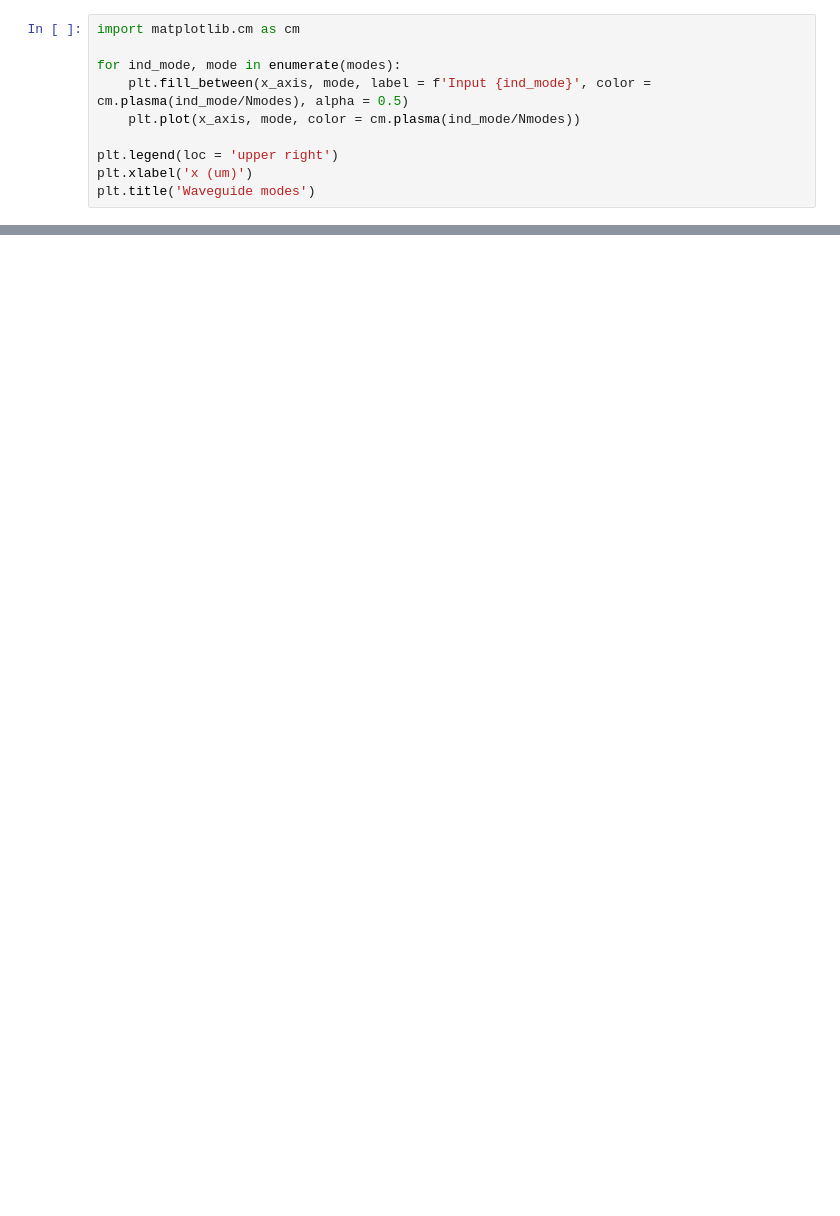
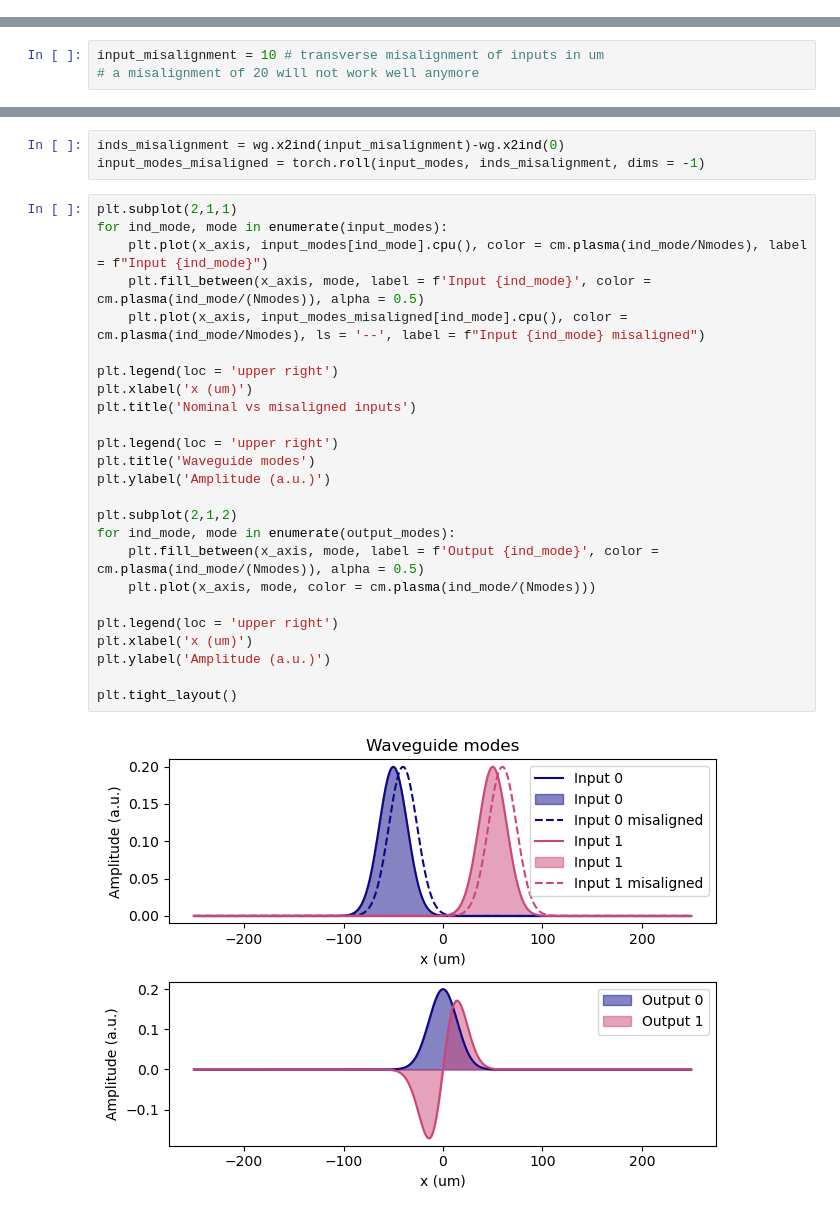
Before and after one commit to ms3452/2D-waveguide-demo-code, a Jupyter notebook: Notebook 6--Mismatched forward-backward pass.ipynb, the cells around one changed output, grey strips where cells are left out. Saved outputs shown, nothing was run; the diff lists cells and outputs as text; blank space fills up the shorter version.

```diff
--- a/Notebook 6--Mismatched forward-backward pass.ipynb
+++ b/Notebook 6--Mismatched forward-backward pass.ipynb
@@ -70,10 +0,0 @@ modes = torch.vstack([gaussian_beam(x_axis, mu, mode_sigma) for mu in np.linspac
-# %%
-import matplotlib.cm as cm
-
-for ind_mode, mode in enumerate(modes):
-    plt.fill_between(x_axis, mode, label = f'Input {ind_mode}', color = cm.plasma(ind_mode/Nmodes), alpha = 0.5)
-    plt.plot(x_axis, mode, color = cm.plasma(ind_mode/Nmodes))
-
-plt.legend(loc = 'upper right')
-plt.xlabel('x (um)')
-plt.title('Waveguide modes')
@@ -206,0 +63,3 @@ loss_list = run_training_loop(tdwg_pnn, U_target, iterations, lr, batch_size = 1
+# %%
+input_misalignment = 10 # transverse misalignment of inputs in um
+# a misalignment of 20 will not work well anymore
@@ -206,0 +120,30 @@ loss_list = run_training_loop(tdwg_pnn, U_target, iterations, lr, batch_size = 1
+# %%
+inds_misalignment = wg.x2ind(input_misalignment)-wg.x2ind(0)
+input_modes_misaligned = torch.roll(input_modes, inds_misalignment, dims = -1)
+# %%
+plt.subplot(2,1,1)
+for ind_mode, mode in enumerate(input_modes):
+    plt.plot(x_axis, input_modes[ind_mode].cpu(), color = cm.plasma(ind_mode/Nmodes), label = f"Input {ind_mode}")
+    plt.fill_between(x_axis, mode, label = f'Input {ind_mode}', color = cm.plasma(ind_mode/(Nmodes)), alpha = 0.5)
+    plt.plot(x_axis, input_modes_misaligned[ind_mode].cpu(), color = cm.plasma(ind_mode/Nmodes), ls = '--', label = f"Input {ind_mode} misaligned")
+
+plt.legend(loc = 'upper right')
+plt.xlabel('x (um)')
+plt.title('Nominal vs misaligned inputs')
+
+plt.legend(loc = 'upper right')
+plt.title('Waveguide modes')
+plt.ylabel('Amplitude (a.u.)')
+
+plt.subplot(2,1,2)
+for ind_mode, mode in enumerate(output_modes):
+    plt.fill_between(x_axis, mode, label = f'Output {ind_mode}', color = cm.plasma(ind_mode/(Nmodes)), alpha = 0.5)
+    plt.plot(x_axis, mode, color = cm.plasma(ind_mode/(Nmodes)))
+
+plt.legend(loc = 'upper right')
+plt.xlabel('x (um)')
+plt.ylabel('Amplitude (a.u.)')
+
+plt.tight_layout()
+# %% [output]
+[figure, added]
```
Also changed, not shown: parts of 44 cells of this notebook, 5 other files.
